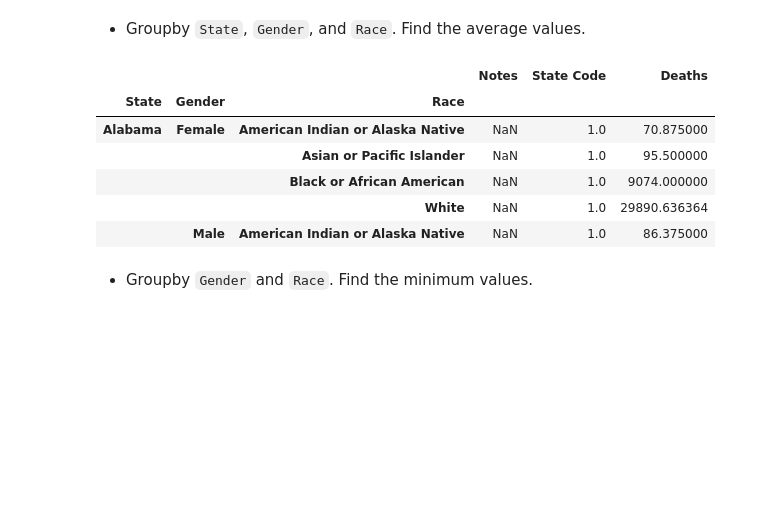
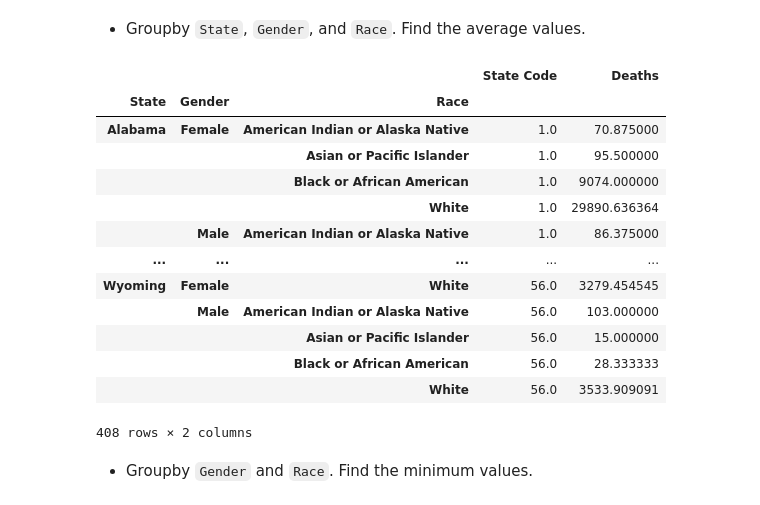
Before and after one commit to aradjabova/dsc-pivot-tables-pandas-lab-online-ds-ft-120919, a Jupyter notebook: index.ipynb, the cells around one changed output. Cells and saved outputs as stored; diff of their text form; code cells hidden in the pictures; blank space fills up the shorter version.

```diff
--- a/index.ipynb
+++ b/index.ipynb
@@ -29,7 +31,8 @@ import matplotlib.pyplot as plt
 ## Load the data
 The data for this activity is stored in a file called `'causes_of_death.tsv'` which is a somewhat morbid dataset from the center for disease control. Note that the file extension .tsv indicates that this data is formatted slightly differently then the standard .csv, the difference being that it has 'tab separated values' instead of 'comma separated values'. As such, pass in the optional parameter `delimiter='\t'` into the `pd.read_csv()` function.
 # %%
-df = pd.read_csv('causes_of_death.tsv', delimiter="\t")
+df = pd.read_csv('causes_of_death.tsv', delimiter='\t')
+df = df.drop('Notes', axis=1)
 # %% [markdown]
 Now, display the head of the DataFrame to ensure everything loaded correctly.
 # %%
@@ -64,15 +72,22 @@ df.groupby(['State', 'Gender']).sum().head()
 - Groupby `State`, `Gender`, and `Race`. Find the average values.
 # %%
 # Your code here
-df.groupby(['State', 'Gender', 'Race']).mean().head()
+df.groupby(['State', 'Gender','Race']).mean()
 # %% [output]
-|  |  |  | Notes | State Code | Deaths |
-| State | Gender | Race |  |  |  |
-| Alabama | Female | American Indian or Alaska Native | NaN | 1.0 | 70.875000 |
-|  |  | Asian or Pacific Islander | NaN | 1.0 | 95.500000 |
-|  |  | Black or African American | NaN | 1.0 | 9074.000000 |
-|  |  | White | NaN | 1.0 | 29890.636364 |
-|  | Male | American Indian or Alaska Native | NaN | 1.0 | 86.375000 |
+|  |  |  | State Code | Deaths |
+| State | Gender | Race |  |  |
+| Alabama | Female | American Indian or Alaska Native | 1.0 | 70.875000 |
+|  |  | Asian or Pacific Islander | 1.0 | 95.500000 |
+|  |  | Black or African American | 1.0 | 9074.000000 |
+|  |  | White | 1.0 | 29890.636364 |
+|  | Male | American Indian or Alaska Native | 1.0 | 86.375000 |
+| ... | ... | ... | ... | ... |
+| Wyoming | Female | White | 56.0 | 3279.454545 |
+|  | Male | American Indian or Alaska Native | 56.0 | 103.000000 |
+|  |  | Asian or Pacific Islander | 56.0 | 15.000000 |
+|  |  | Black or African American | 56.0 | 28.333333 |
+|  |  | White | 56.0 | 3533.909091 |
+408 rows × 2 columns
 # %% [markdown]
 - Groupby `Gender` and `Race`. Find the minimum values.
 # %%
```
Also changed, not shown: parts of 13 cells of this notebook.
